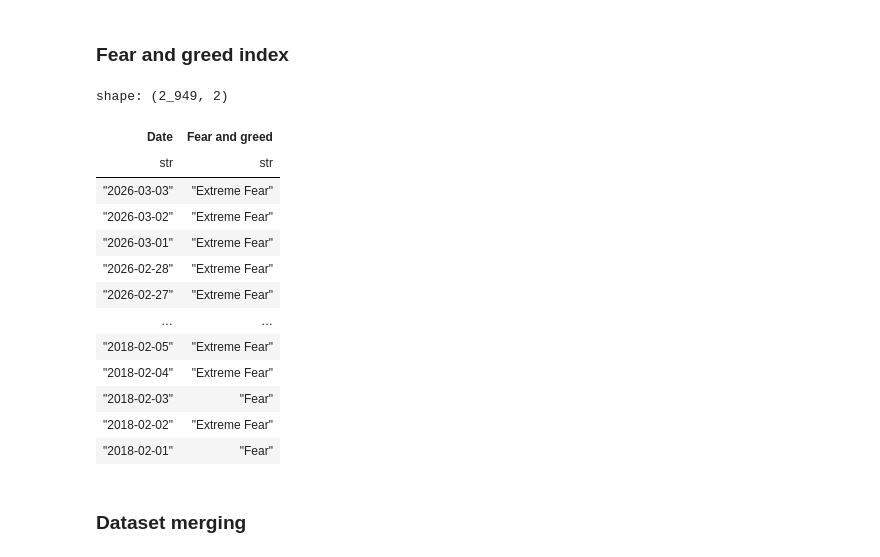
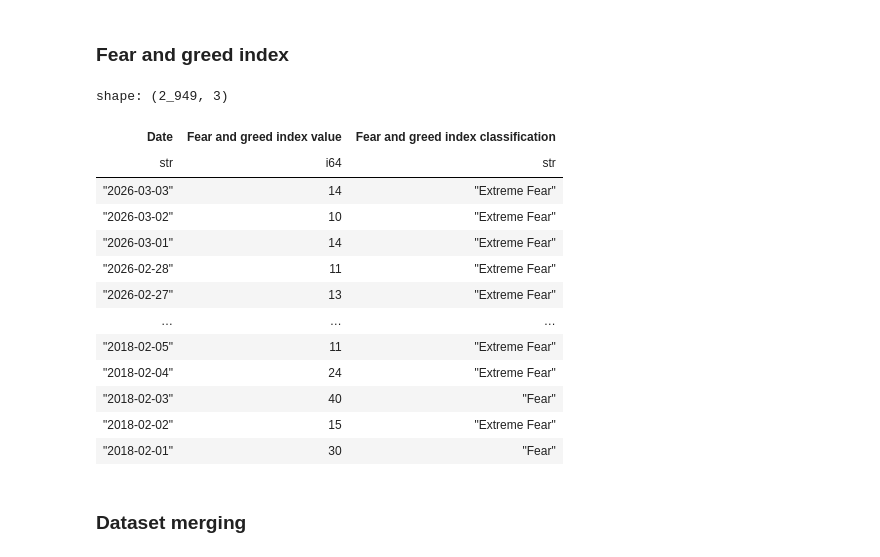
Before and after one commit to sunblade02/ml-btc, a Jupyter notebook: ML-BTC.ipynb, the cells around one changed output. Cells and saved outputs as stored; diff of their text form; code cells hidden in the pictures.

```diff
--- a/ML-BTC.ipynb
+++ b/ML-BTC.ipynb
@@ -39,32 +40,33 @@ shape: (4_175, 6)
 # %%
 url = "https://api.alternative.me/fng/?limit=0&format=json"
 response = requests.get(url)
 data = response.json()["data"]
 
 rows = []
 for row in data:
     timestamp = int(row["timestamp"])
     date = str(datetime.fromtimestamp(timestamp).date())
-    value = row["value_classification"]
-    rows.append({"Date": date, "Fear and greed": value})
+    value = int(row["value"])
+    classification = row["value_classification"]
+    rows.append({"Date": date, "Fear and greed index value": value, "Fear and greed index classification": classification})
 
 df_fear_and_greed = pl.DataFrame(rows)
 df_fear_and_greed
 # %% [output]
-shape: (2_949, 2)
+shape: (2_949, 3)
-| Date | Fear and greed |
-| str | str |
-| "2026-03-03" | "Extreme Fear" |
-| "2026-03-02" | "Extreme Fear" |
-| "2026-03-01" | "Extreme Fear" |
-| "2026-02-28" | "Extreme Fear" |
-| "2026-02-27" | "Extreme Fear" |
-| … | … |
-| "2018-02-05" | "Extreme Fear" |
-| "2018-02-04" | "Extreme Fear" |
-| "2018-02-03" | "Fear" |
-| "2018-02-02" | "Extreme Fear" |
-| "2018-02-01" | "Fear" |
+| Date | Fear and greed index value | Fear and greed index classification |
+| str | i64 | str |
+| "2026-03-03" | 14 | "Extreme Fear" |
+| "2026-03-02" | 10 | "Extreme Fear" |
+| "2026-03-01" | 14 | "Extreme Fear" |
+| "2026-02-28" | 11 | "Extreme Fear" |
+| "2026-02-27" | 13 | "Extreme Fear" |
+| … | … | … |
+| "2018-02-05" | 11 | "Extreme Fear" |
+| "2018-02-04" | 24 | "Extreme Fear" |
+| "2018-02-03" | 40 | "Fear" |
+| "2018-02-02" | 15 | "Extreme Fear" |
+| "2018-02-01" | 30 | "Fear" |
 # %% [markdown]
 ### Dataset merging
 # %%
```
Also changed, not shown: parts of 6 cells of this notebook, 1 other file.
